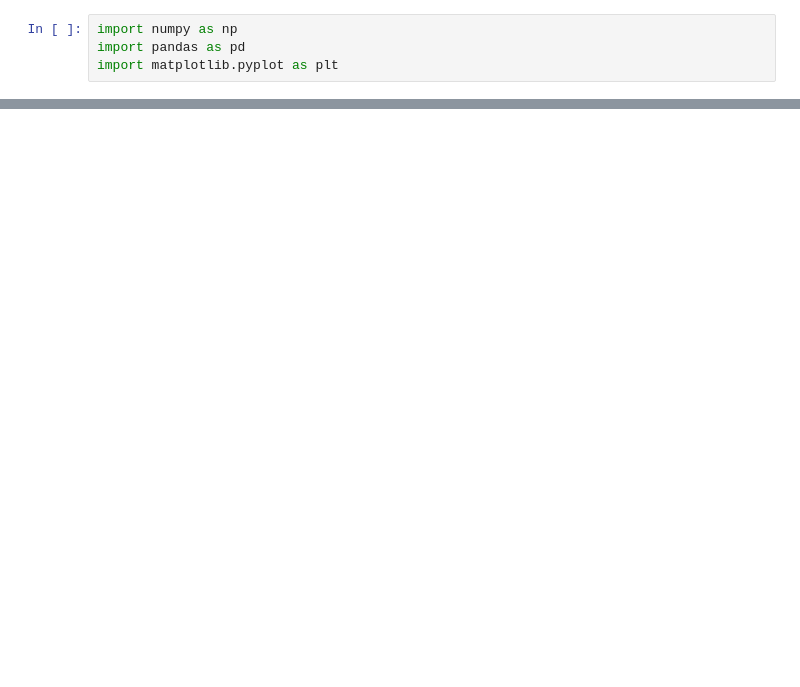
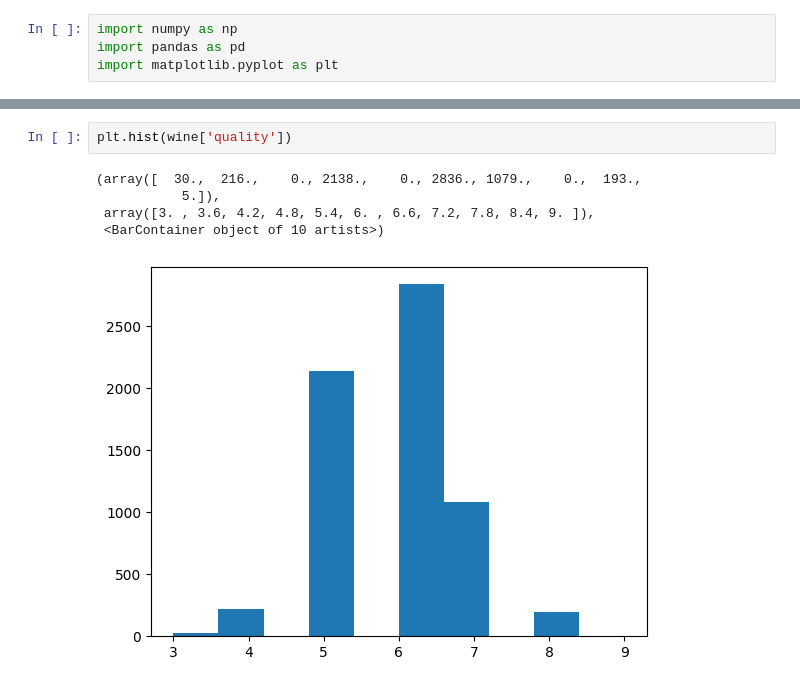
Before and after one commit to seon0415/BDA, a Jupyter notebook: 박서연29_0409_필수과제.ipynb, the cells around one changed output, grey strips where cells are left out. Saved outputs shown, nothing was run; the diff lists cells and outputs as text; blank space fills up the shorter version.

```diff
--- a/박서연29_0409_필수과제.ipynb
+++ b/박서연29_0409_필수과제.ipynb
@@ -318,0 +457,8 @@ mpg = pd.read_csv('mpg.csv')
+# %%
+plt.hist(wine['quality'])
+# %% [output]
+(array([  30.,  216.,    0., 2138.,    0., 2836., 1079.,    0.,  193.,
+           5.]),
+ array([3. , 3.6, 4.2, 4.8, 5.4, 6. , 6.6, 7.2, 7.8, 8.4, 9. ]),
+ <BarContainer object of 10 artists>)
+[figure, added]
```
Also changed, not shown: parts of 15 cells of this notebook.
